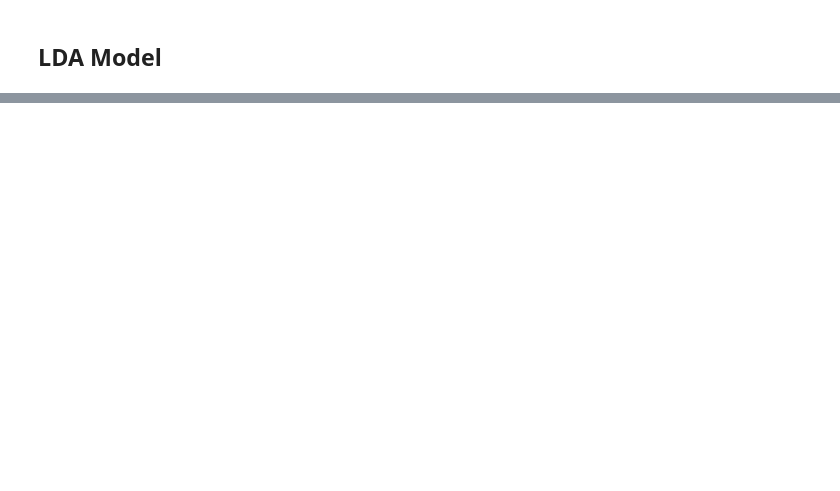
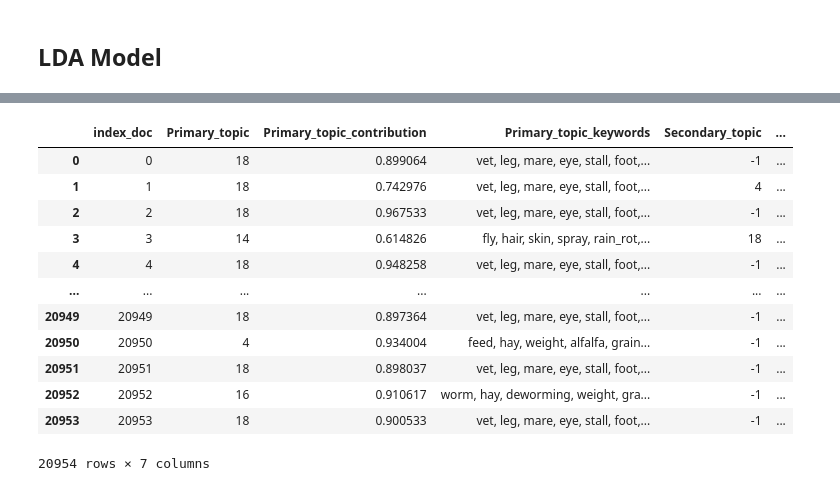
Before and after one commit to LachlanSharp/Lorem-ipsum, a Jupyter notebook: A3_Lachlan_Sharp_NLP.ipynb, the cells around one changed output, grey strips where cells are left out. Saved outputs shown, nothing was run; the diff lists cells and outputs as text; code cells hidden in the pictures; blank space fills up the shorter version.

```diff
--- a/A3_Lachlan_Sharp_NLP.ipynb
+++ b/A3_Lachlan_Sharp_NLP.ipynb
@@ -1005,0 +1008,3 @@ df_dominant_topics
+# %%
+%%time
+thread_topic_labels = get_lda_dominant_topics(best_model, corpus_tfidf, top_n_words=10, delim_words=', ')
@@ -1005,0 +1014,16 @@ df_dominant_topics
+# %%
+thread_topic_labels
+# %% [output]
+|  | index_doc | Primary_topic | Primary_topic_contribution | Primary_topic_keywords | Secondary_topic | ... |
+| 0 | 0 | 18 | 0.899064 | vet, leg, mare, eye, stall, foot,... | -1 | ... |
+| 1 | 1 | 18 | 0.742976 | vet, leg, mare, eye, stall, foot,... | 4 | ... |
+| 2 | 2 | 18 | 0.967533 | vet, leg, mare, eye, stall, foot,... | -1 | ... |
+| 3 | 3 | 14 | 0.614826 | fly, hair, skin, spray, rain_rot,... | 18 | ... |
+| 4 | 4 | 18 | 0.948258 | vet, leg, mare, eye, stall, foot,... | -1 | ... |
+| ... | ... | ... | ... | ... | ... | ... |
+| 20949 | 20949 | 18 | 0.897364 | vet, leg, mare, eye, stall, foot,... | -1 | ... |
+| 20950 | 20950 | 4 | 0.934004 | feed, hay, weight, alfalfa, grain... | -1 | ... |
+| 20951 | 20951 | 18 | 0.898037 | vet, leg, mare, eye, stall, foot,... | -1 | ... |
+| 20952 | 20952 | 16 | 0.910617 | worm, hay, deworming, weight, gra... | -1 | ... |
+| 20953 | 20953 | 18 | 0.900533 | vet, leg, mare, eye, stall, foot,... | -1 | ... |
+20954 rows × 7 columns
```
Also changed, not shown: parts of 32 cells of this notebook.
